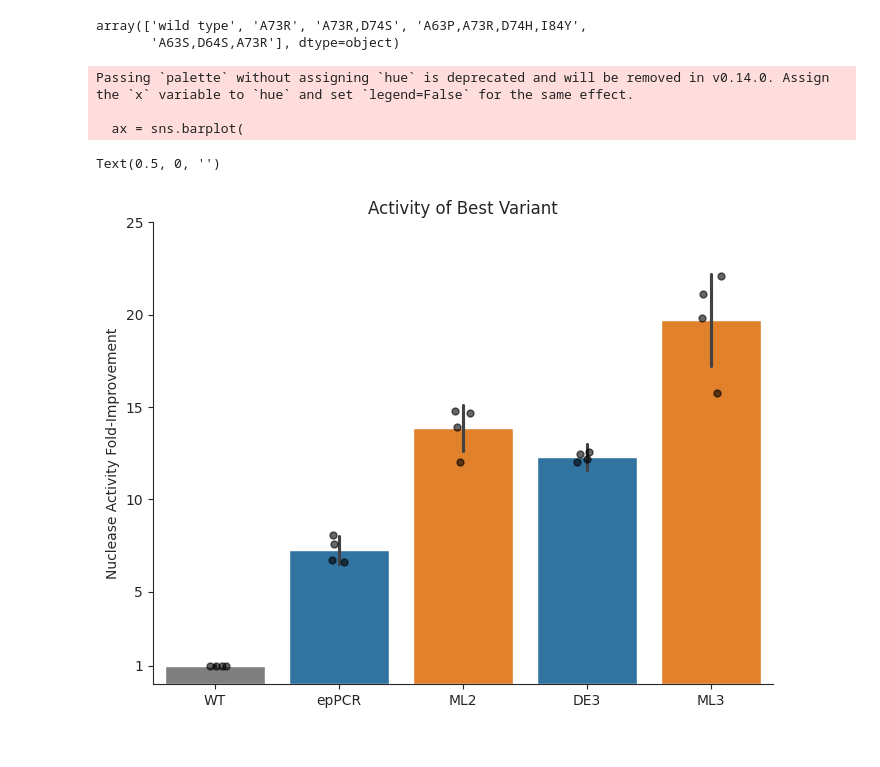
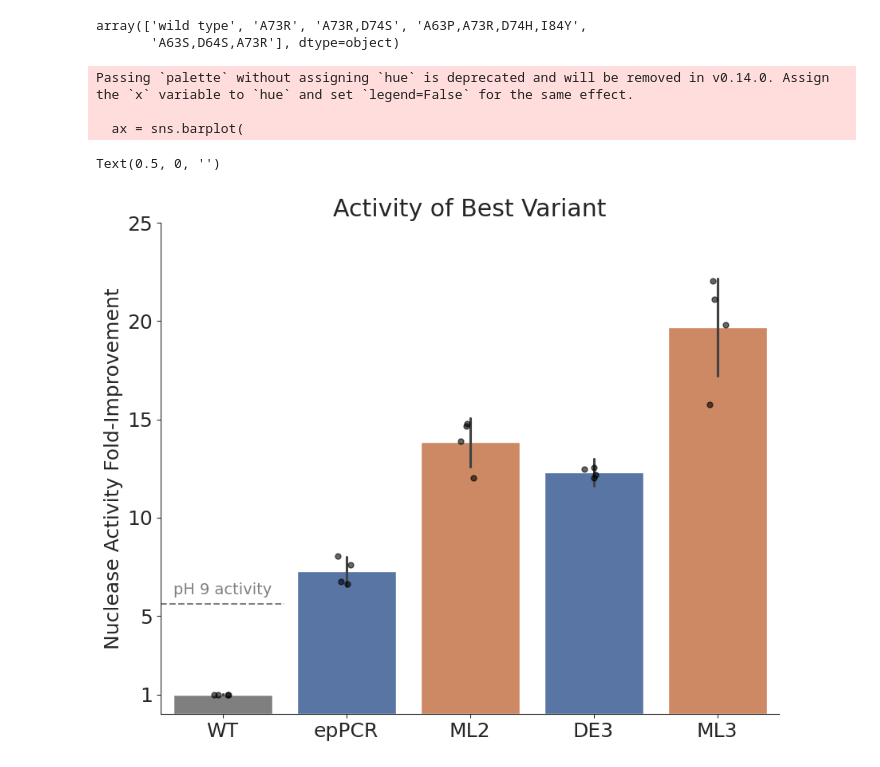
Before and after one commit to google-deepmind/nuclease_design, a Jupyter notebook: notebooks/plot_purified_protein_results.ipynb, the cells around one changed output. Saved outputs shown, nothing was run; the diff lists cells and outputs as text; code cells hidden in the pictures.

Commit message:
add ph9 to purified protein plot

```diff
--- a/notebooks/plot_purified_protein_results.ipynb
+++ b/notebooks/plot_purified_protein_results.ipynb
@@ -177,7 +169,11 @@ genotype_to_library = {
 genotype_order = ('wild type', 'A73R', 'A73R,D74S', 'A63S,D64S,A73R', 'A63P,A73R,D74H,I84Y')
 library_order = tuple(genotype_to_library[genotype] for genotype in genotype_order)
 
-custom_palette = (plotting.WT_COLOR, plotting.EPPCR_COLOR, plotting.ML2_COLOR, plotting.DE3_COLOR, plotting.ML3_COLOR)
+EPPCR_COLOR = sns.color_palette("muted")[0]
+ML2_COLOR = ML3_COLOR = sns.color_palette("muted")[1]
+DE3_COLOR = sns.color_palette("muted")[2]
+
+custom_palette = (plotting.WT_COLOR, EPPCR_COLOR, ML2_COLOR, DE3_COLOR, ML3_COLOR)
 # %%
 # add fields
 bootstrapped_initial_velocity_df['activity'] = bootstrapped_initial_velocity_df['initial_velocity_resampled']
@@ -197,36 +193,53 @@ def get_activity_relative_to_wt(df):
   return df
 # %%
 normalized_df = bootstrapped_initial_velocity_df.groupby(by='concentration', group_keys=False).apply(get_activity_relative_to_wt)
+# %%
+FRACTION_OF_WILDTYPE_ACTIVITY = 0.178  # in Tris buffer at pH 7
+WILDTYPE_PH_9_ACTIVITY = 1 / FRACTION_OF_WILDTYPE_ACTIVITY
 # %%
-plt.figure(figsize=(8, 6))
+EPPCR_COLOR = DE3_COLOR = sns.color_palette("deep")[0]
+ML2_COLOR = ML3_COLOR = sns.color_palette("deep")[1]
+
+# ML2_COLOR = ML3_COLOR = "#cb845c"
+# EPPCR_COLOR = DE3_COLOR = "#5c7cab"
+custom_palette = (plotting.WT_COLOR, EPPCR_COLOR, ML2_COLOR, DE3_COLOR, ML3_COLOR)
+
+
+# increase fontsize
+plt.rcParams.update({'font.size': 18})
+plt.figure(figsize=(10, 8))
 ax = plotting.plot_purified_protein_activity(
     normalized_df,
     library_order=library_order,
     custom_palette=custom_palette,
 )
 
 points_df = (
     normalized_df.groupby(by=['genotype', 'concentration'])
     .agg({'fold_change_activity': 'mean'})
     .reset_index()
 )
 points_df['library'] = points_df.genotype.apply(genotype_to_library.get)
 sns.stripplot(
     data=points_df,
     x='library',
     y='fold_change_activity',
     order=library_order,
     marker='o',
     facecolors='black',
     edgecolor='black',
     linewidth=1,
     alpha=0.6,
     ax=ax,
 )
+# horizontal line
+plt.axhline(y=WILDTYPE_PH_9_ACTIVITY, color='0.5', linestyle='--', xmin=0, xmax=.2)
+# add text annotation above line
+plt.text(-0.4, WILDTYPE_PH_9_ACTIVITY + 0.5, 'pH 9 activity', color='0.5', fontsize=14)
 plt.xlabel('')
 # %% [output]
 Passing `palette` without assigning `hue` is deprecated and will be removed in v0.14.0. Assign the `x` variable to `hue` and set `legend=False` for the same effect.
 
   ax = sns.barplot(
 Text(0.5, 0, '')
-[figure, old version]
+[figure, new version]
```
Also changed, not shown: parts of 1 cell of this notebook.
